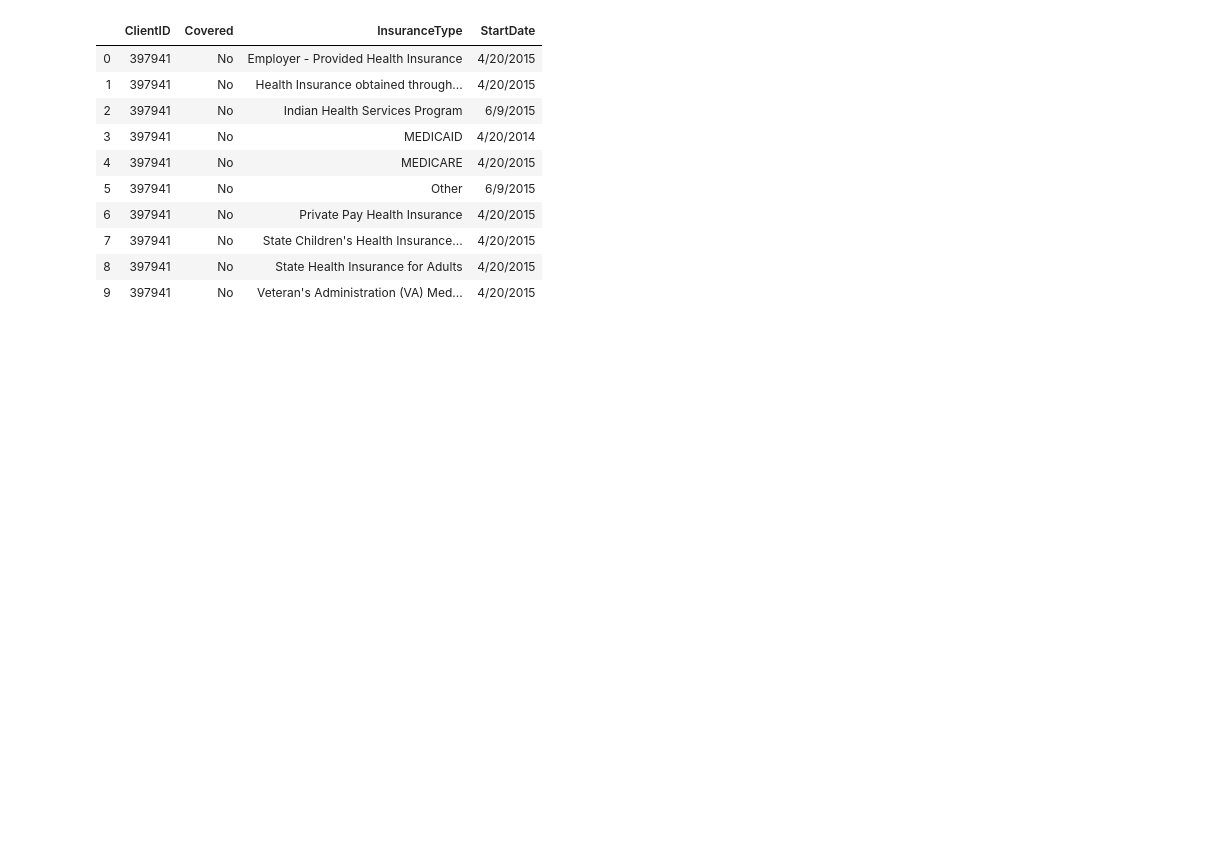
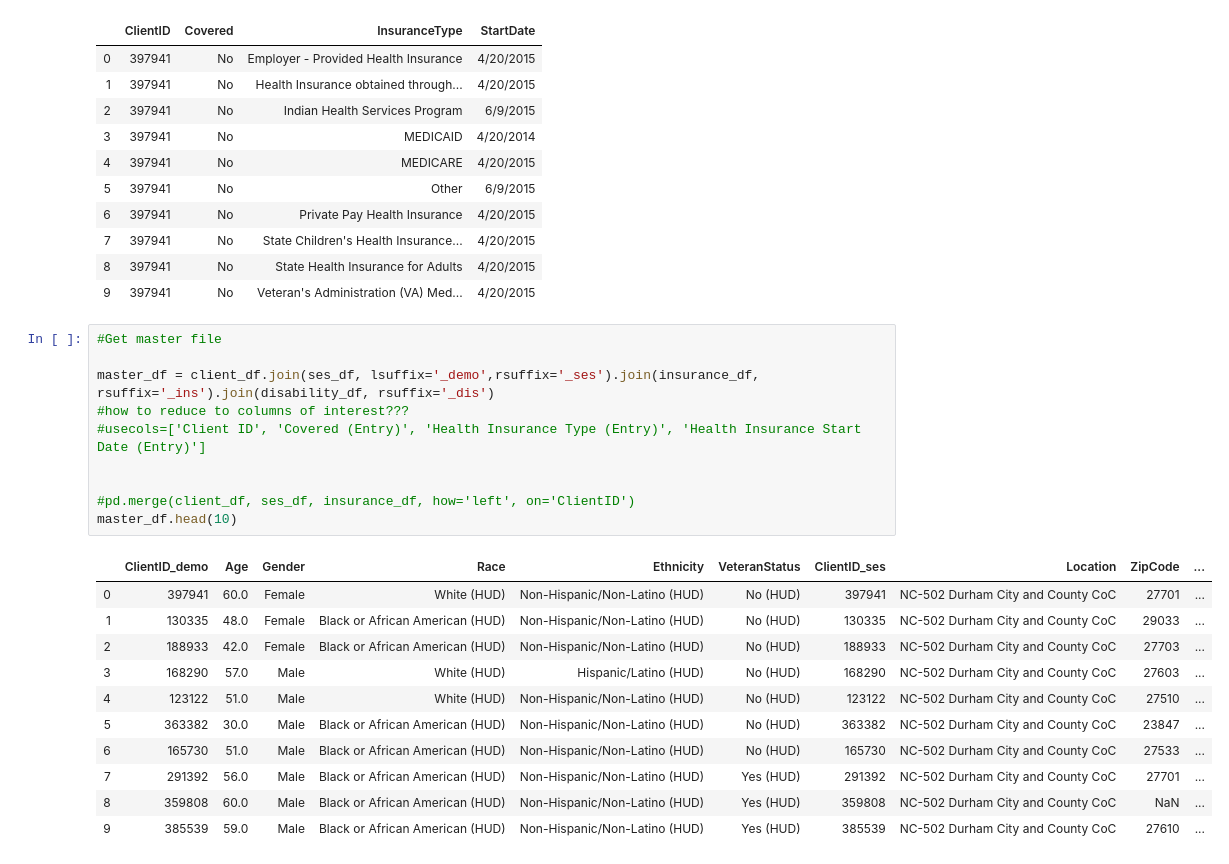
Before and after one commit to meaganfoster/bios611-projects-fall-2019-mlfoste1, a Jupyter notebook: Project_3/pandas_project3.ipynb, the cells around one changed output. Drawn from its saved outputs; the diff is of its cells as text; blank space fills up the shorter version.

```diff
--- a/Project_3/pandas_project3.ipynb
+++ b/Project_3/pandas_project3.ipynb
@@ -187,3 +187,25 @@ insurance_df.head(10)
 | 7 | 397941 | No | State Children's Health Insurance... | 4/20/2015 |
 | 8 | 397941 | No | State Health Insurance for Adults | 4/20/2015 |
 | 9 | 397941 | No | Veteran's Administration (VA) Med... | 4/20/2015 |
+# %%
+#Get master file
+
+master_df = client_df.join(ses_df, lsuffix='_demo',rsuffix='_ses').join(insurance_df, rsuffix='_ins').join(disability_df, rsuffix='_dis')
+#how to reduce to columns of interest???
+#usecols=['Client ID', 'Covered (Entry)', 'Health Insurance Type (Entry)', 'Health Insurance Start Date (Entry)']
+
+
+#pd.merge(client_df, ses_df, insurance_df, how='left', on='ClientID')
+master_df.head(10)
+# %% [output]
+|  | ClientID_demo | Age | Gender | Race | Ethnicity | VeteranStatus | ClientID_ses | Location | ZipCode | ... |
+| 0 | 397941 | 60.0 | Female | White (HUD) | Non-Hispanic/Non-Latino (HUD) | No (HUD) | 397941 | NC-502 Durham City and County CoC | 27701 | ... |
+| 1 | 130335 | 48.0 | Female | Black or African American (HUD) | Non-Hispanic/Non-Latino (HUD) | No (HUD) | 130335 | NC-502 Durham City and County CoC | 29033 | ... |
+| 2 | 188933 | 42.0 | Female | Black or African American (HUD) | Non-Hispanic/Non-Latino (HUD) | No (HUD) | 188933 | NC-502 Durham City and County CoC | 27703 | ... |
+| 3 | 168290 | 57.0 | Male | White (HUD) | Hispanic/Latino (HUD) | No (HUD) | 168290 | NC-502 Durham City and County CoC | 27603 | ... |
+| 4 | 123122 | 51.0 | Male | White (HUD) | Non-Hispanic/Non-Latino (HUD) | No (HUD) | 123122 | NC-502 Durham City and County CoC | 27510 | ... |
+| 5 | 363382 | 30.0 | Male | Black or African American (HUD) | Non-Hispanic/Non-Latino (HUD) | No (HUD) | 363382 | NC-502 Durham City and County CoC | 23847 | ... |
+| 6 | 165730 | 51.0 | Male | Black or African American (HUD) | Non-Hispanic/Non-Latino (HUD) | No (HUD) | 165730 | NC-502 Durham City and County CoC | 27533 | ... |
+| 7 | 291392 | 56.0 | Male | Black or African American (HUD) | Non-Hispanic/Non-Latino (HUD) | Yes (HUD) | 291392 | NC-502 Durham City and County CoC | 27701 | ... |
+| 8 | 359808 | 60.0 | Male | Black or African American (HUD) | Non-Hispanic/Non-Latino (HUD) | Yes (HUD) | 359808 | NC-502 Durham City and County CoC | NaN | ... |
+| 9 | 385539 | 59.0 | Male | Black or African American (HUD) | Non-Hispanic/Non-Latino (HUD) | Yes (HUD) | 385539 | NC-502 Durham City and County CoC | 27610 | ... |
```
Also changed, not shown: parts of 2 cells of this notebook, 2 other files.
